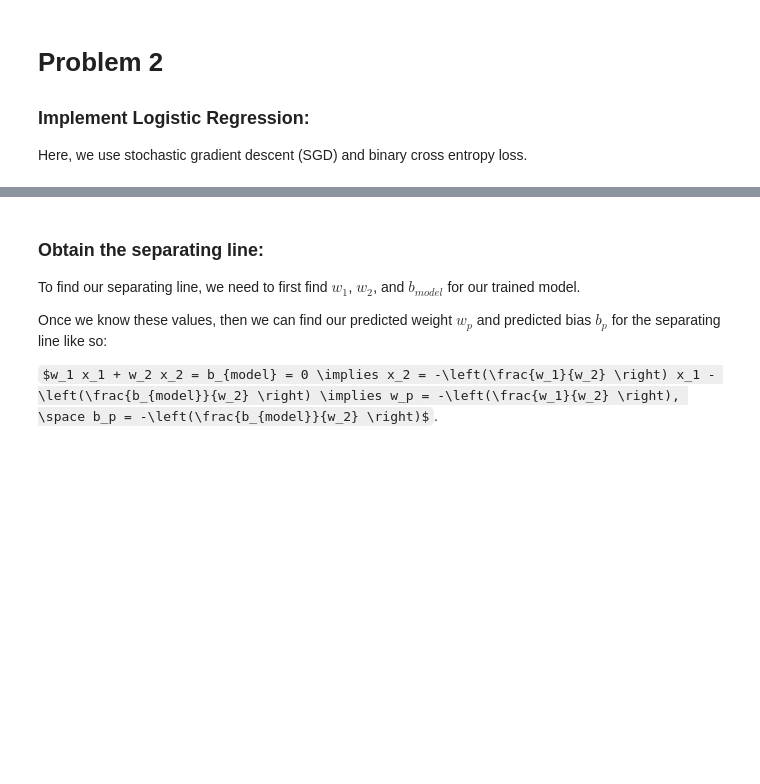
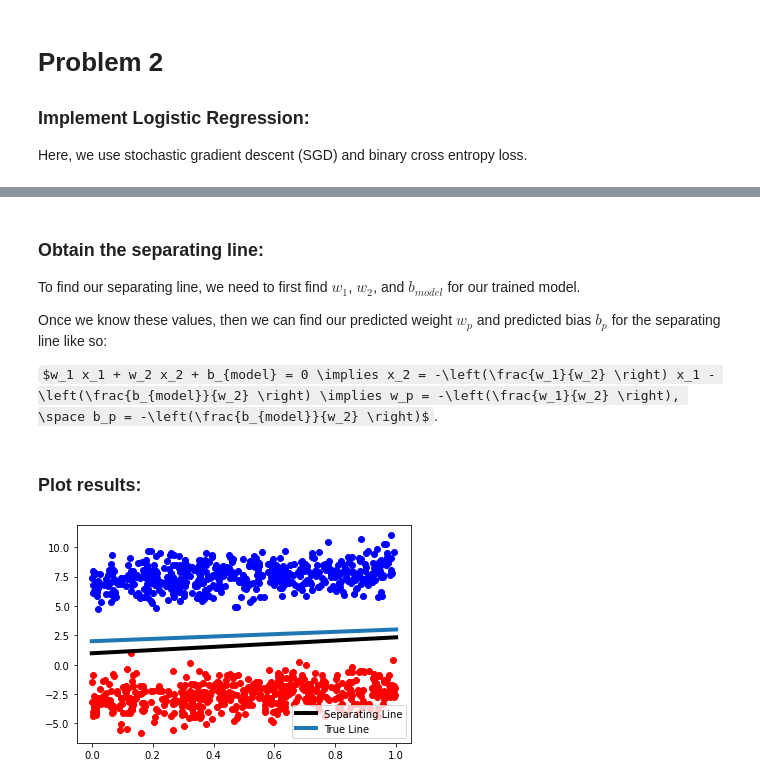
Before and after one commit to ayberkcorp/cap4630-artificial_intelligence, a Jupyter notebook: HW_3/Homework3.ipynb, the cells around one changed output, grey strips where cells are left out. Saved outputs shown, nothing was run; the diff lists cells and outputs as text; code cells hidden in the pictures; some formulas as TeX source; blank space fills up the shorter version.

```diff
--- a/HW_3/Homework3.ipynb
+++ b/HW_3/Homework3.ipynb
@@ -117,4 +118,25 @@ To find our separating line, we need to first find $w_1$, $w_2$, and $b_{model}$
 
 Once we know these values, then we can find our predicted weight $w_p$ and predicted bias $b_p$ for the separating line like so:
 
-$w_1 x_1 + w_2 x_2 = b_{model} = 0 \implies x_2 = -\left(\frac{w_1}{w_2} \right) x_1 - \left(\frac{b_{model}}{w_2} \right) \implies w_p = -\left(\frac{w_1}{w_2} \right), \space b_p = -\left(\frac{b_{model}}{w_2} \right)$.
+$w_1 x_1 + w_2 x_2 + b_{model} = 0 \implies x_2 = -\left(\frac{w_1}{w_2} \right) x_1 - \left(\frac{b_{model}}{w_2} \right) \implies w_p = -\left(\frac{w_1}{w_2} \right), \space b_p = -\left(\frac{b_{model}}{w_2} \right)$.
+# %%
+weights = model.get_weights()
+
+w_1 = weights[0][0][0]
+w_2 = weights[0][1][0]
+b_model = weights[1][0]
+
+w_p = -(w_1 / w_2)
+b_p = -(b_model / w_2)
+# %% [markdown]
+### Plot results:
+# %%
+# Regular scatter plot with true and separating lines
+display_random_data(data, labels)
+x = np.linspace(0, 1, 100)
+y_p = w_p * x + b_p
+plt.plot(x, y_p, 'black', label='Separating Line', linewidth = 4.0)
+plt.plot([0, 1], [2, 3], label='True Line', linewidth=4.0)
+plt.legend(loc='lower right');
+# %% [output]
+[figure, added]
```
Also changed, not shown: parts of 8 cells of this notebook.
